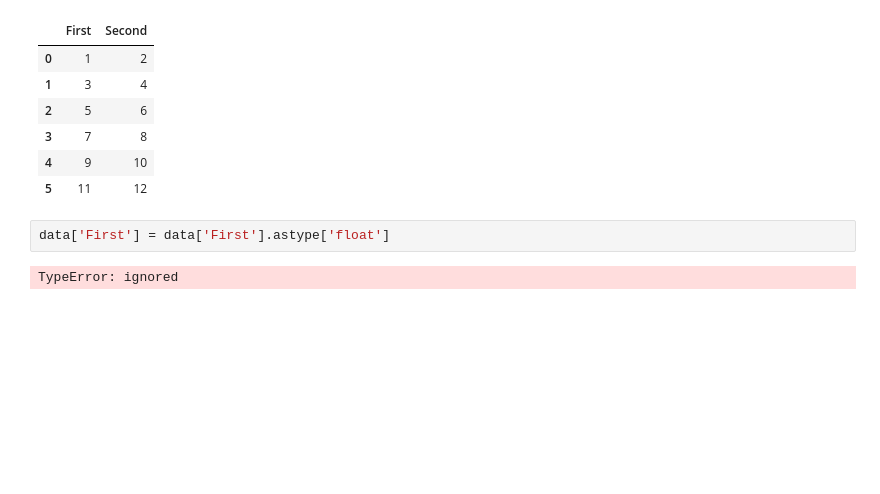
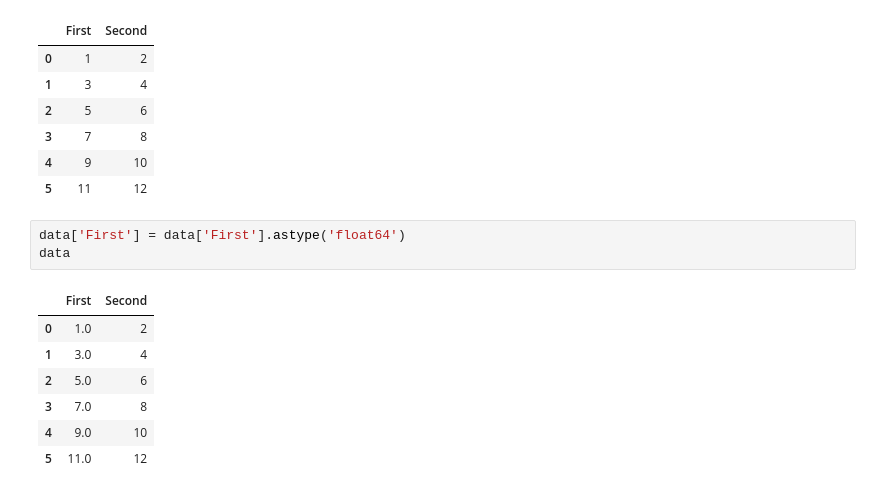
Before and after one commit to wldhksqk/simjiwan1, a Jupyter notebook: 심지완4강5강.ipynb, the cells around one changed output. Saved outputs shown, nothing was run; the diff lists cells and outputs as text; blank space fills up the shorter version.

```diff
--- a/심지완4강5강.ipynb
+++ b/심지완4강5강.ipynb
@@ -408,6 +408,13 @@ data
 | 4 | 9 | 10 |
 | 5 | 11 | 12 |
 # %%
-data['First'] = data['First'].astype['float']
+data['First'] = data['First'].astype('float64')
+data
 # %% [output]
-TypeError: ignored
+|  | First | Second |
+| 0 | 1.0 | 2 |
+| 1 | 3.0 | 4 |
+| 2 | 5.0 | 6 |
+| 3 | 7.0 | 8 |
+| 4 | 9.0 | 10 |
+| 5 | 11.0 | 12 |
```
Also changed, not shown: parts of 4 cells of this notebook.
